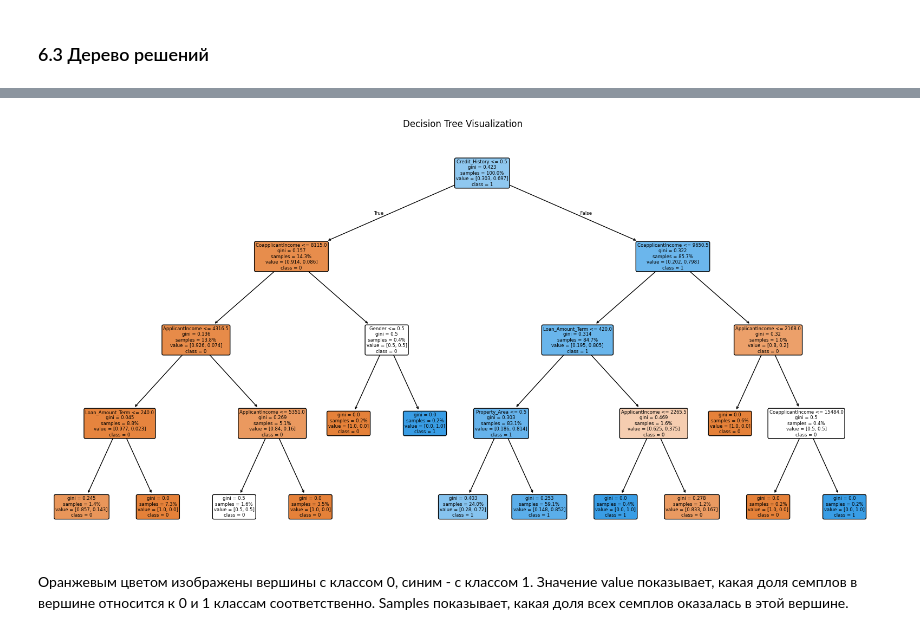
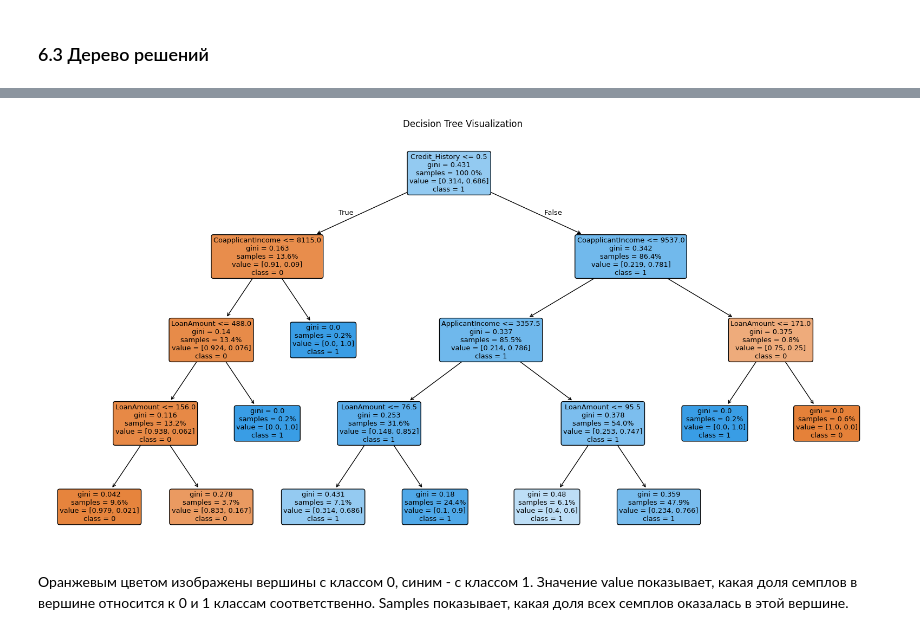
Before and after one commit to andyfirez/loan-prediction, a Jupyter notebook: baseline.ipynb, the cells around one changed output, grey strips where cells are left out. Saved outputs shown, nothing was run; the diff lists cells and outputs as text; code cells hidden in the pictures.

```diff
--- a/baseline.ipynb
+++ b/baseline.ipynb
@@ -458,10 +437,20 @@ memory usage: 57.7+ KB
 ### 5.2 Разбиение датасета
 # %%
 # делим данные на признаки и таргет
-X, y = h.divide_data(df_preprocessed, 'Loan_Status')
+X, y = divide_data(df_preprocessed, 'Loan_Status')
 # %%
-# разбиваем данные на train и test с соотношением 80 на 20
-X_train, X_test, y_train, y_test = train_test_split(X, y, test_size=0.2, random_state=SEED)
+# Разбиваем данные на train и test с соотношением 80 на 20
+X_train, X_test, y_train, y_test = train_test_split(
+    X, y,
+    test_size=0.2,
+    random_state=SEED,
+    # stratify сохраняет пропорции классов как в исходных данных:
+    # 1) Гарантирует, что в train и test попадут представители всех классов
+    # 2) Особенно важно для несбалансированных данных
+    # 3) Позволяет получить репрезентативные выборки
+    # 4) Исключает случайное отсутствие редких классов в подвыборках
+    stratify=y
+)
 # %%
 X_train
 # %% [output]
@@ -600,29 +589,21 @@ X_train_preprocessed
 # %%
 # Создаем предобработчик данных в виде последовательного Pipeline
 preprocessor = Pipeline([
-    # Шаг 1: Заполнение пропусков наиболее частыми значениями
-    ('most_frequent_impute', ColumnTransformer(
+    # Шаг 1: Заполнение пропусков
+    ('nan_remover', ColumnTransformer(
         [
-            # Разделяем обработку числовых и категориальных колонок:
-            # - для числовых колонок применяем SimpleImputer с strategy='most_frequent'
+            # Поскольку применяется ColumnTransformer, эти шаги выполняются параллельно для разных колонок
+            # применяем most_frequent SimpleImputer к числовым и строковым признакам отдельно, чтобы избежать ошибок с типами данных
             ('most_frequent_numeric', SimpleImputer(strategy='most_frequent'), most_frequent_numeric_cols),
-            # - для категориальных колонок также применяем SimpleImputer с strategy='most_frequent'
-            ('most_frequent_cat', SimpleImputer(strategy='most_frequent'), most_frequent_cat_cols)
+            ('most_frequent_cat', SimpleImputer(strategy='most_frequent'), most_frequent_cat_cols),
+            ('mean', SimpleImputer(strategy='mean'), mean_imputer_cols)
         ],
         remainder='passthrough',  # колонки, не указанные в трансформерах, передаются без изменений
         verbose_feature_names_out=False  # не добавлять префиксы к именам колонок
     )),
 
-    # Шаг 2: Заполнение пропусков средними значениями (зависит от завершения шага 1)
-    # Важно: этот шаг выполняется ПОСЛЕ первого, так как Pipeline выполняет шаги последовательно
-    ('mean_impute', ColumnTransformer(
-        [('mean', SimpleImputer(strategy='mean'), mean_imputer_cols)],
-        remainder='passthrough',  # все колонки, кроме указанных, передаются дальше без изменений
-        verbose_feature_names_out=False
-    )),
-
     # Шаг 3: Кодирование категориальных признаков (зависит от завершения обоих этапов импутации)
-    ('encode', ColumnTransformer(
+    ('transformations', ColumnTransformer(
         [('encoder', OrdinalEncoder(categories=category_orders), categorical_cols)],
         remainder='passthrough',  # числовые колонки передаются без изменений
         verbose_feature_names_out=False
@@ -917,8 +898,8 @@ Passing `palette` without assigning `hue` is deprecated and will be removed in v
 # %%
 # Визуализируем наше дерево решений
-h.visualize_decision_tree(decision_tree, feature_names, class_names=['0', '1'])
+visualize_decision_tree(decision_tree, feature_names, class_names=['0', '1'])
 # %% [output]
-[figure, old version]
+[figure, new version]
 # %% [markdown]
 Оранжевым цветом изображены вершины с классом 0, синим - с классом 1. Значение value показывает, какая доля семплов в вершине относится к 0 и 1 классам соответственно. Samples показывает, какая доля всех семплов оказалась в этой вершине.
 # %% [markdown]
```
Also changed, not shown: parts of 42 cells of this notebook, 6 other files.
